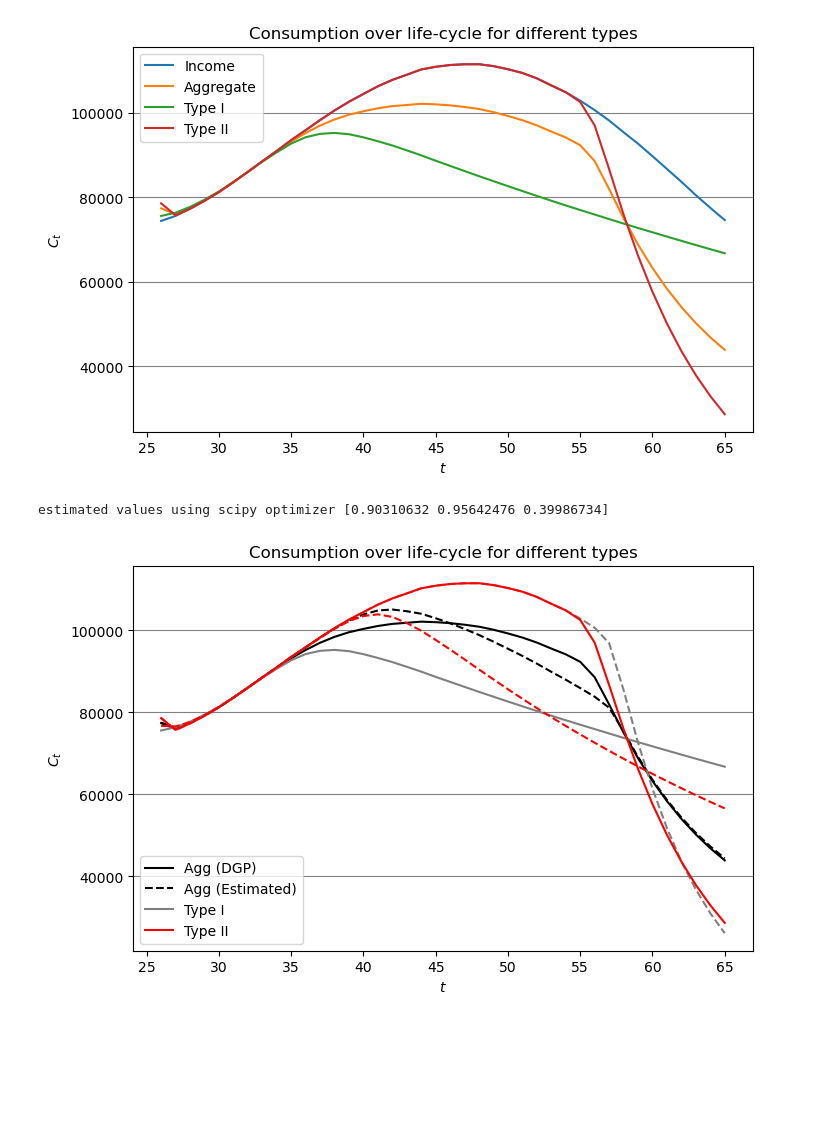
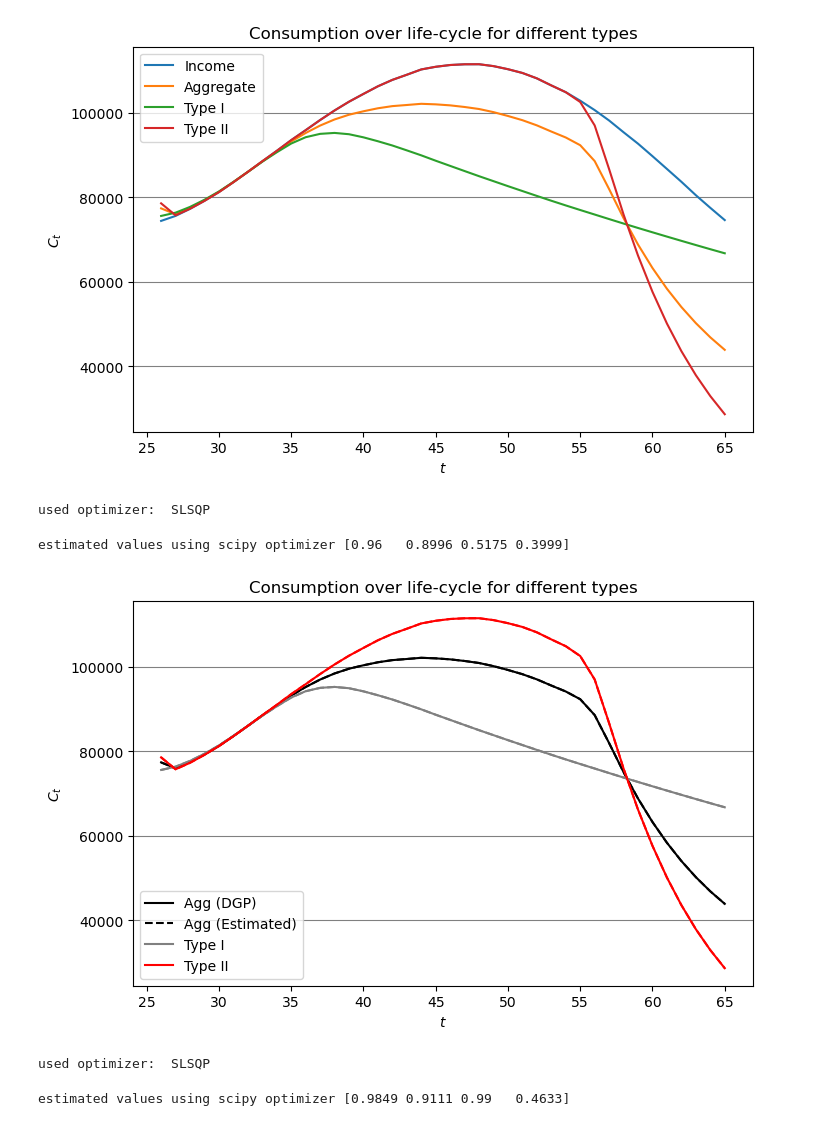
Before and after one commit to AsFyhn/DP-life-cycle, a Jupyter notebook: Run_all.ipynb, the cells around one changed output. Drawn from its saved outputs; the diff is of its cells as text; code cells hidden in the pictures; blank space fills up the shorter version.

```diff
--- a/Run_all.ipynb
+++ b/Run_all.ipynb
@@ -303,10 +303,11 @@ Type I households have a higher time preference, $\beta^I > \beta^{II}$, and thu
 # %%
 # Setup params
 type1_beta = 0.96 # high beta type -- C1
-type2_beta = 0.9  # low beta type -- C2
+type2_beta = 0.9  # low  beta type -- C2
 share = 0.4 # share of type 1
+rho = 0.45 # risk aversion parameter
 
-model_types = gp_model(**{'beta':type1_beta,'beta2':type2_beta,'share':share})
+model_types = gp_model(**{'beta':type1_beta,'beta2':type2_beta,'share':share,'rho':rho})
 # Solve the model
 model_types.solve_model()
 # Simulate the model
@@ -332,38 +333,54 @@ fig.show()
 weight_mat_inv = np.eye(sim_types.C_avg.shape[0])   # The identity matrix and I^-1=I
 est_ext = SMD(model=model_types,simulator=Simulator, mom_data=np.log(sim_types.C_avg))
 # %%
-est_ext.estimate(theta0=[0.9,0.9,0.4],est_par=['beta','beta2','rho'],W=weight_mat_inv, grid=False)
+constraint = lambda x: x[0] - x[1]
+est_ext.estimate(theta0=[0.91,0.9,0.4,0.2],est_par=['beta','beta2','rho','share'],W=weight_mat_inv,bounds=[(0.01,0.99),(0.01,0.99),(0,10),(0,1)],constraint=constraint, grid=False)
+# %% [output]
+used optimizer:  SLSQP
 # %%
 if est_ext.est_out.success:
-    print(f'estimated values using scipy optimizer {est_ext.est}')
+    print(f'estimated values using scipy optimizer {np.around(est_ext.est,4)}')
 else:
     print(f'optimization failed')
 # %% [output]
-estimated values using scipy optimizer [0.90310632 0.95642476 0.39986734]
+estimated values using scipy optimizer [0.96   0.8996 0.5175 0.3999]
 # %%
 # simulate the model with the estimated parameters
-model_fit_ext = gp_model(**{'beta':est_ext.est[0],'beta2':est_ext.est[1],'rho':est_ext.est[2],'share':share})
+model_fit_ext = gp_model(**{'beta':est_ext.est[0],'beta2':est_ext.est[1],'rho':est_ext.est[2],'share':est_ext.est[3]})
 model_fit_ext.solve_model()
 sim_fit_ext = Simulator(model_fit_ext.par, model_fit_ext.sol).main()
 
 # plot the simulated values
 fig = pg.PlotFigure(figsize=(8,5),fontname='Arial')
 x = range(model_types.par.t0,model_types.par.Tr)
 fig.add_plot(x,sim_types.C_avg, label=f"Agg (DGP)", linestyle='-',color='black',axis='y1')
 fig.add_plot(x,sim_fit_ext.C_avg, label=f"Agg (Estimated)", linestyle='--',color='black',axis='y1')
 
 fig.add_plot(x,sim_types.C_avg_type1, label=f"Type I", linestyle='-',color='grey',axis='y1')
 fig.add_plot(x,sim_fit_ext.C_avg_type1, linestyle='--',color='grey',axis='y1')
 
 fig.add_plot(x,sim_types.C_avg_type2, label=f"Type II", linestyle='-',color='red',axis='y1')
 fig.add_plot(x,sim_fit_ext.C_avg_type2, linestyle='--',color='red',axis='y1')
 
 
 fig.add_gridlines(axis='y')
 fig.set_ylabel(f"$C_t$")
 fig.set_xlabel(f"$t$")
 fig.set_title(f'Consumption over life-cycle for different types')
 fig.add_legend()
 fig.show()
 # %% [output]
-[figure, old version]
+[figure, new version]
+# %%
+est_ext = SMD(model=model_types,simulator=Simulator, mom_data=real_data)
+constraint = lambda x: x[0] - x[1]
+est_ext.estimate(theta0=[0.91,0.9,0.4,0.2],est_par=['beta','beta2','rho','share'],W=weight_mat_inv,bounds=[(0.01,0.99),(0.01,0.99),(0,10),(0,1)],constraint=constraint, grid=False)
+# %% [output]
+used optimizer:  SLSQP
+# %%
+if est_ext.est_out.success:
+    print(f'estimated values using scipy optimizer {np.around(est_ext.est,4)}')
+else:
+    print(f'optimization failed')
+# %% [output]
+estimated values using scipy optimizer [0.9849 0.9111 0.99   0.4633]
```
Also changed, not shown: parts of 1 cell of this notebook, 2 other files.
